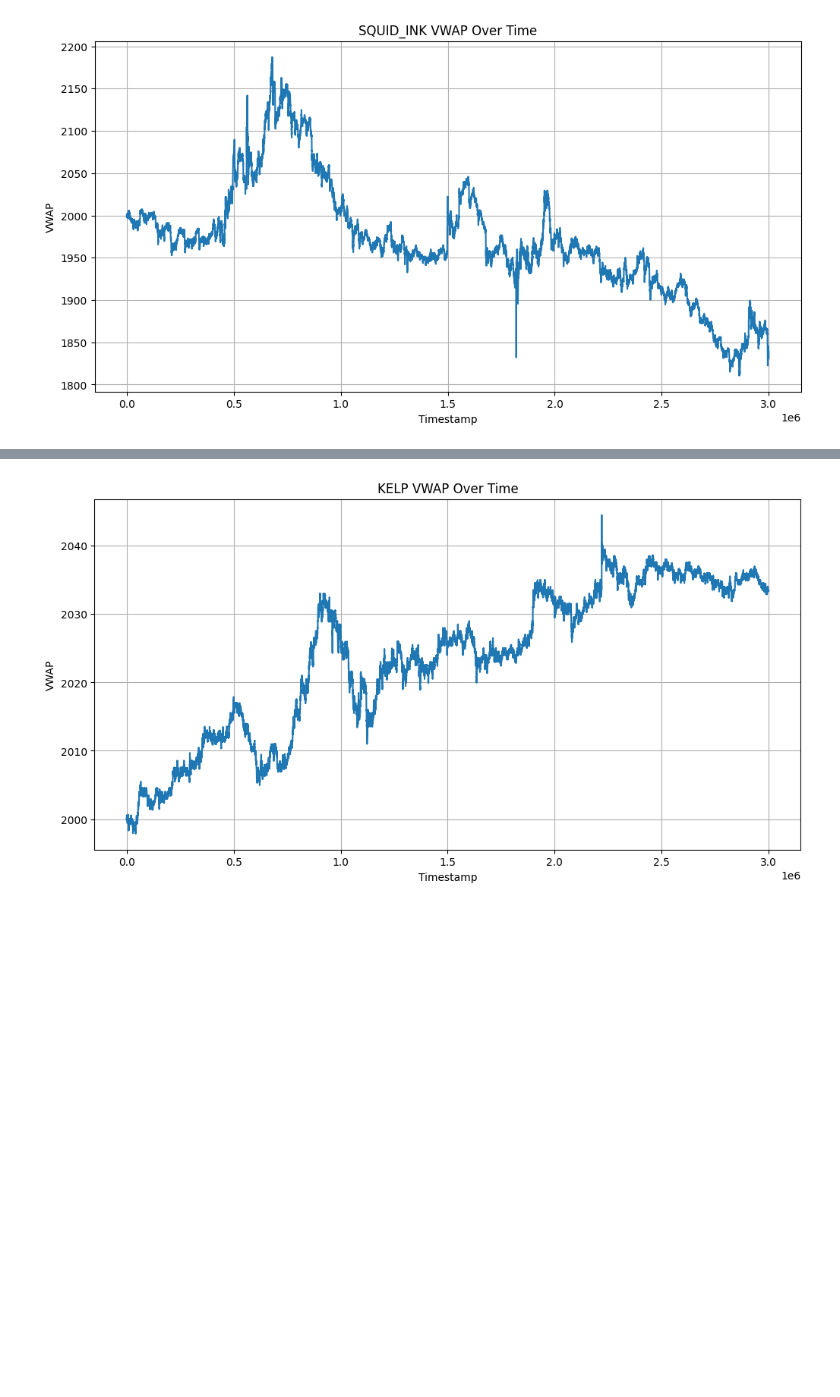
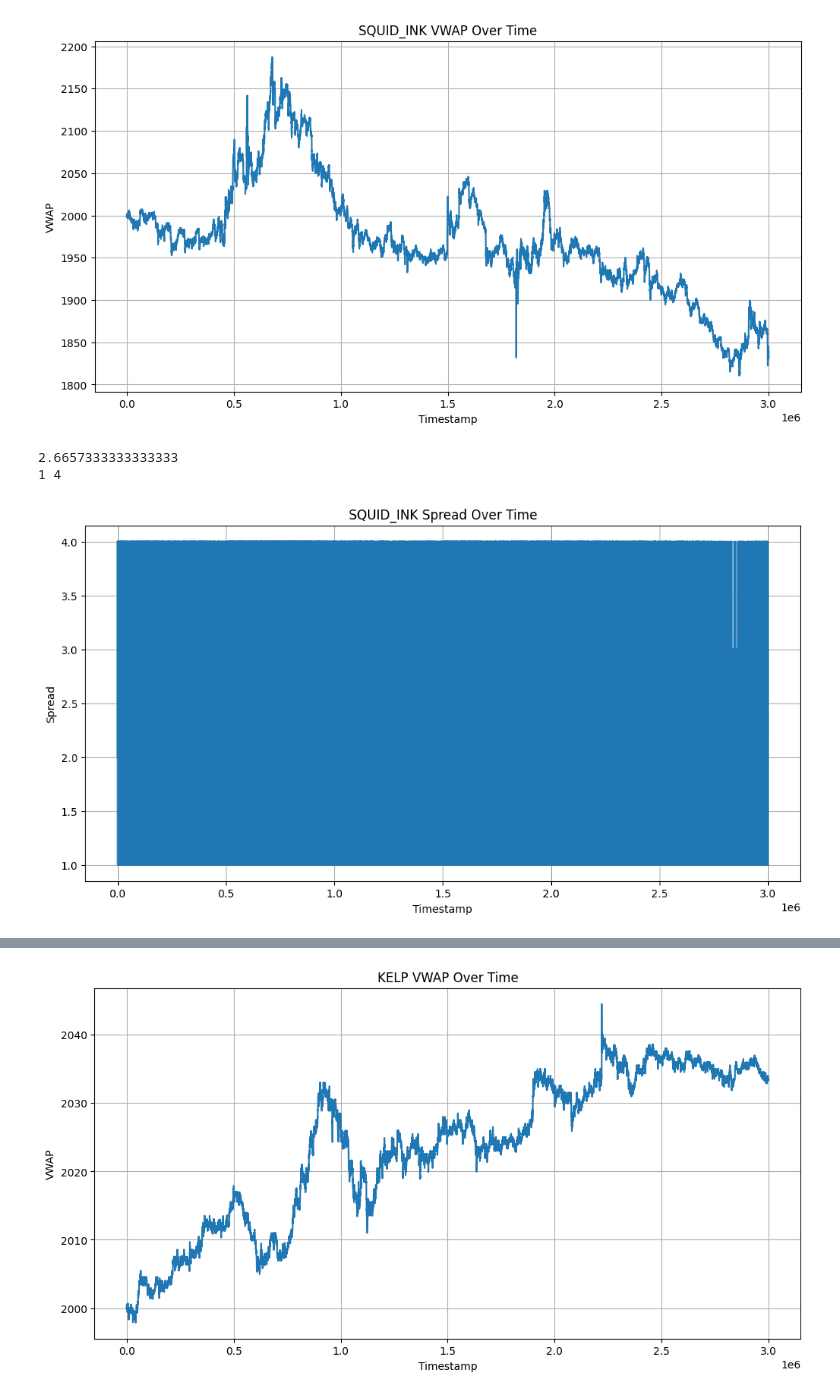
Before and after one commit to shank959/prosperity-imc25, a Jupyter notebook: rounds/round1/eda/round1_eda.ipynb, the cells around one changed output, grey strips where cells are left out. Drawn from its saved outputs; the diff is of its cells as text; code cells hidden in the pictures; blank space fills up the shorter version.

```diff
--- a/rounds/round1/eda/round1_eda.ipynb
+++ b/rounds/round1/eda/round1_eda.ipynb
@@ -41,11 +42,36 @@ def calculate_vwap(row):
 def calculate_mid_price(row):
     return (row['ask_price_1'] + row['bid_price_1']) / 2
 
+def calculate_spread(row):
+    return row['ask_price_1'] - row['bid_price_1']
+
+# define function to plot volatitlity
+def calculate_volatility(data, window_size=20):
+    # Calculate log returns
+    log_returns = np.log(data['vwap']).diff()
+
+    # Calculate rolling standard deviation of log returns
+    volatility = log_returns.rolling(window=window_size).std()
+
+    return volatility
+
 # Apply VWAP calculation to each row
 squid_ink_df['vwap'] = squid_ink_df.apply(calculate_vwap, axis=1)
 
 # Apply mid price calculation to each row
 squid_ink_df['mid_price'] = squid_ink_df.apply(calculate_mid_price, axis=1)
+
+# Apply spread calculation to each row
+squid_ink_df['spread'] = squid_ink_df.apply(calculate_spread, axis=1)
+
+# Apply return calculation to each row
+squid_ink_df['return'] = squid_ink_df['vwap'].pct_change()
+
+# calculate log returns
+squid_ink_df['log_returns'] = np.log(squid_ink_df['vwap']).diff()
+
+# calculate volatility
+squid_ink_df['volatility'] = calculate_volatility(squid_ink_df)
 
 # Sort by continuous timestamp
 squid_ink_df = squid_ink_df.sort_values('continuous_timestamp')
@@ -62,3 +88,21 @@ plt.grid(True)
 plt.show()
 # %% [output]
 [figure]
+# %%
+# average spread
+print(squid_ink_df["spread"].mean())
+
+# range spread
+print(min(squid_ink_df["spread"]), max(squid_ink_df["spread"]))
+
+# plot spread of squid ink
+plt.figure(figsize=(12, 6))
+plt.plot(squid_ink_df["continuous_timestamp"], squid_ink_df["spread"])
+plt.title("SQUID_INK Spread Over Time")
+plt.xlabel("Timestamp")
+plt.ylabel("Spread")
+plt.grid(True)
+# %% [output]
+2.6657333333333333
+1 4
+[figure, added]
```
Also changed, not shown: parts of 10 cells of this notebook.
